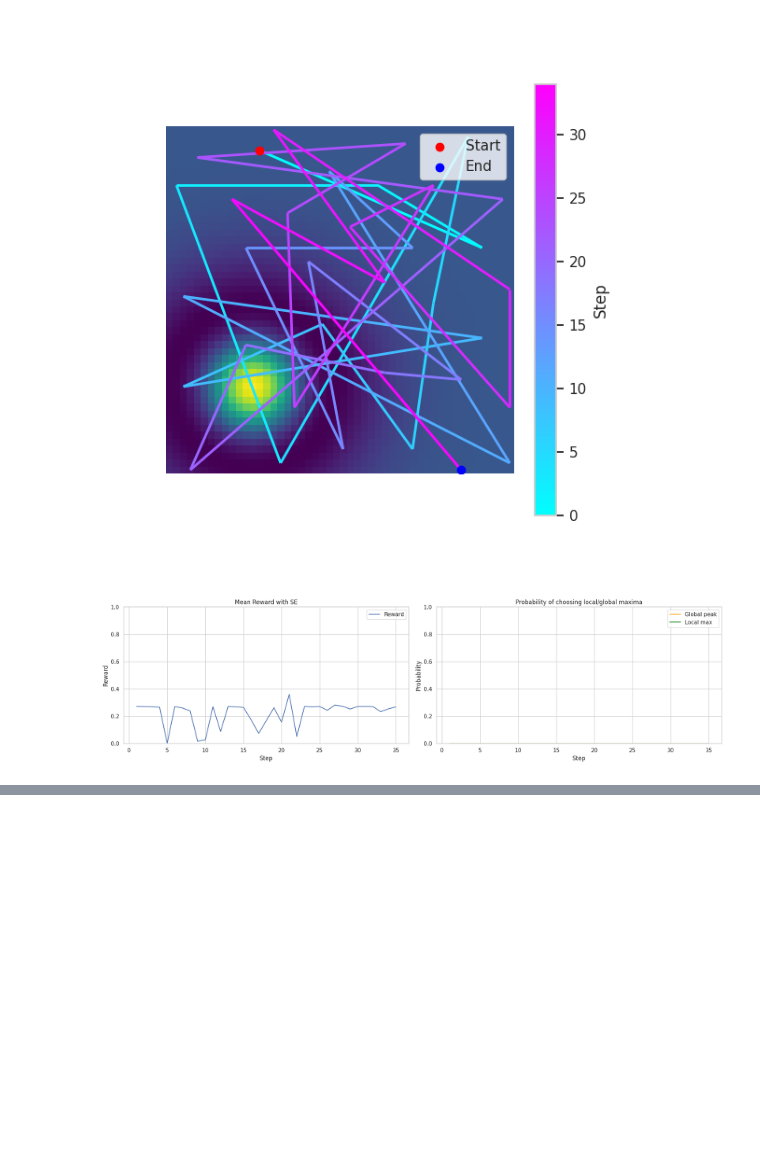
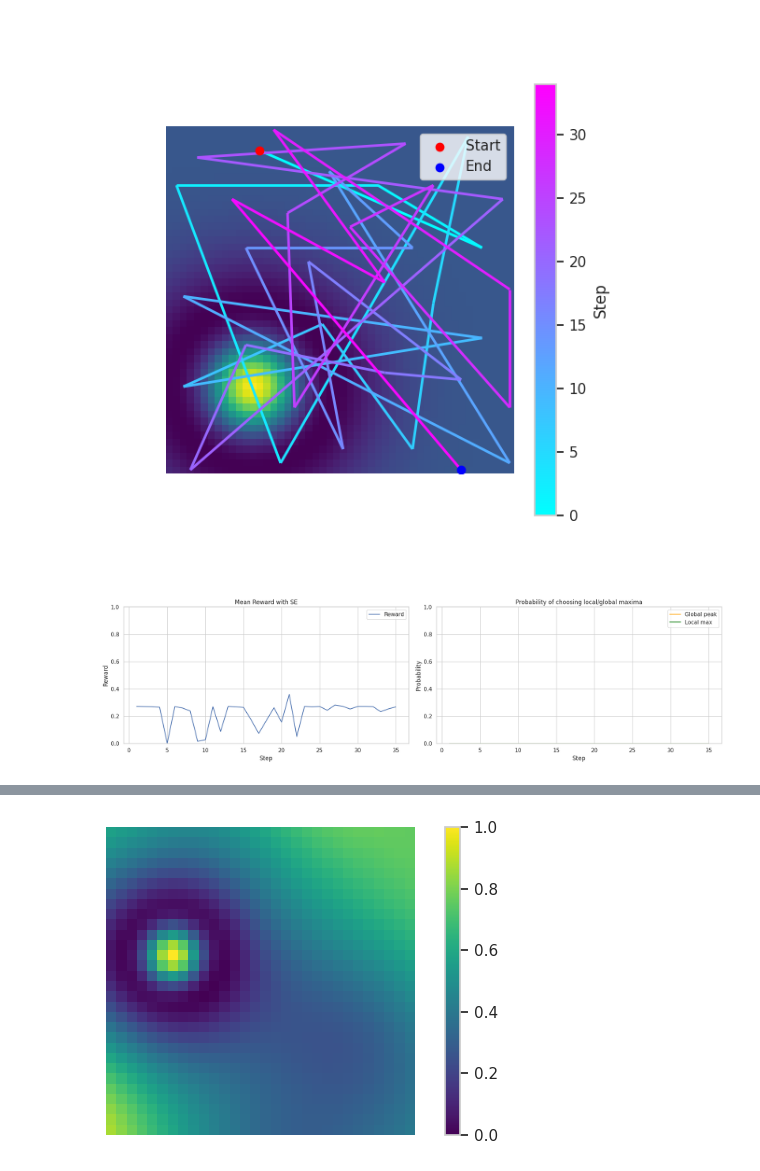
Before and after one commit to vagechirkov/Spatial-MAB-taboo, a Jupyter notebook: single_agent_simulations.ipynb, the cells around one changed output, grey strips where cells are left out. Cells and saved outputs as stored; diff of their text form; code cells hidden in the pictures; blank space fills up the shorter version.

```diff
--- a/single_agent_simulations.ipynb
+++ b/single_agent_simulations.ipynb
@@ -148,0 +226,39 @@ plt.show()
+# %%
+rng = np.random.default_rng(3)
+grid_size = 30
+reward_params = {
+    'length_scale': 10,
+    'target_correlation': 0.9
+}
+params = {
+    "n": 1,
+    "grid_size": grid_size,
+    "rng": rng,
+    "beta": 0.3,
+    "length_scale": 4,
+    "tau": 0.03,
+    "alpha": 0,
+    "reward_env_type": 'corr_dog',
+    "reward_env_params": [reward_params]
+}
+
+n_runs = 1
+batch_results = mesa.batch_run(
+    SocialGPModel,
+    rng=rng,
+    parameters=params,
+    max_steps=50,
+    display_progress=True,
+    data_collection_period=1,
+    number_processes=None,
+)
+# %%
+rng = np.random.default_rng(3)
+reward, _, _ = make_parent_and_children_correlated_dog(
+    rng=rng,
+    grid_size=grid_size,
+    **reward_params
+)
+plot_reward_grid(reward)
+# %% [output]
+[figure, added]
```
Also changed, not shown: parts of 13 cells of this notebook, 8 other files.
